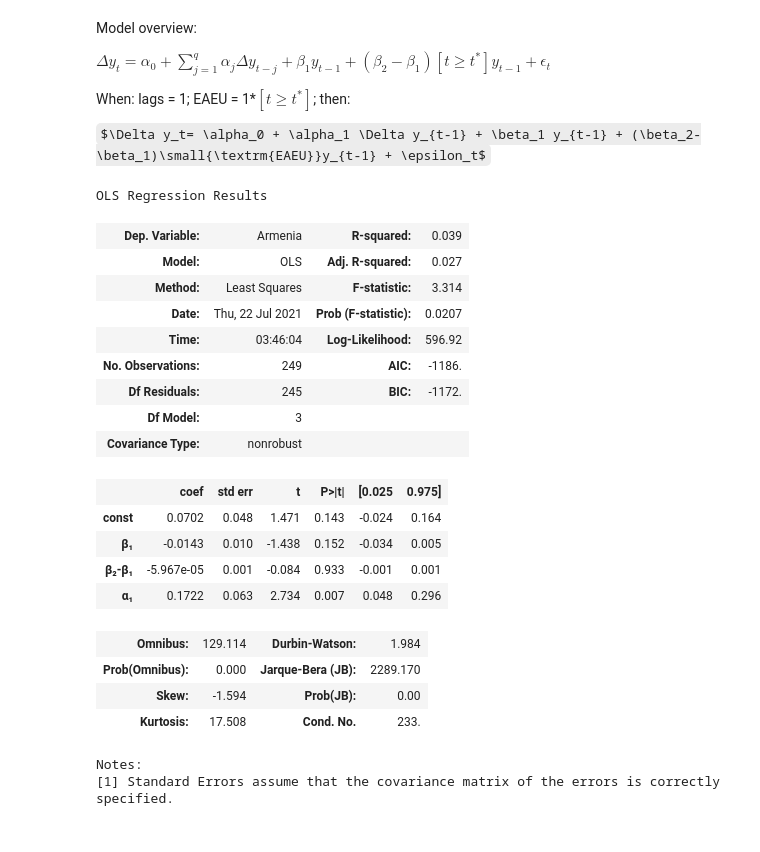
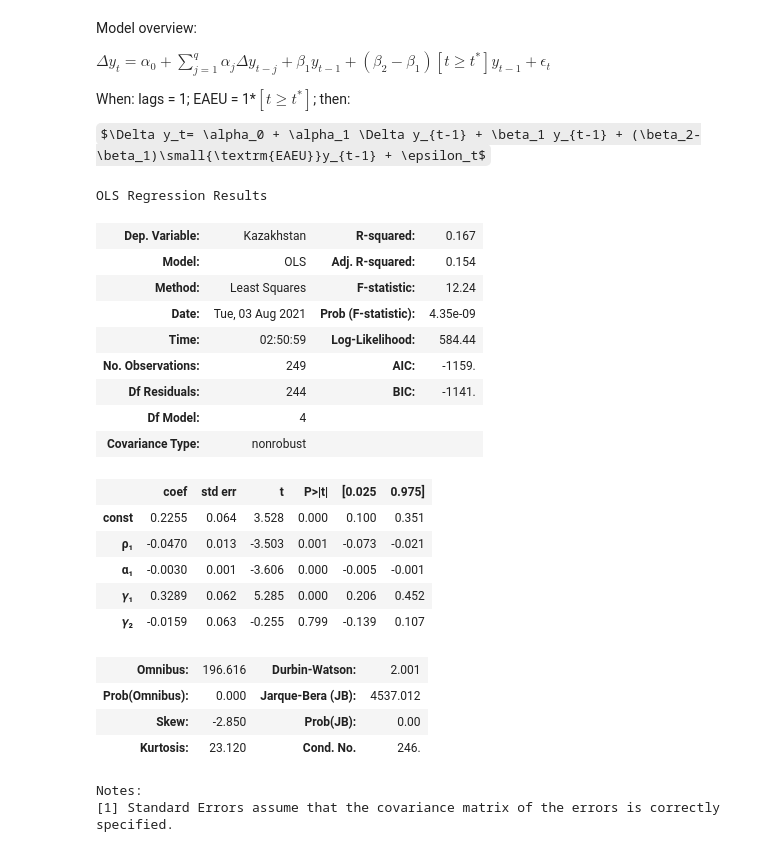
Before and after one commit to vlad-yeghiazaryan/PPP-in-EAEU, a Jupyter notebook: EEU-exogModel.ipynb, the cells around one changed output. Drawn from its saved outputs; the diff is of its cells as text; code cells hidden in the pictures; some formulas as TeX source.

```diff
--- a/EEU-exogModel.ipynb
+++ b/EEU-exogModel.ipynb
@@ -20,7 +70,5 @@ import matplotlib.ticker as ticker
 # %%
-# renormalize REERs at 2000q1 = 100
-data = pd.read_csv('data/dataset.csv', index_col=0, parse_dates=True)
-data = 100*data/data.iloc[0,:]
+data = pd.read_pickle('data/dataset2000.pkl')
 
 # Changing data
 dataLogs = data.apply(np.log, axis=1)
@@ -66,45 +114,49 @@ When: lags = 1; EAEU = 1*$[t\geq t^*]$; then:
 
 $\Delta y_t= \alpha_0 + \alpha_1 \Delta y_{t-1} + \beta_1 y_{t-1} + (\beta_2-\beta_1)\small{\textrm{EAEU}}y_{t-1} + \epsilon_t$
 # %%
-def mainModel(endog, t_star, lags=1):
+def mainModel(endog, t_star, maxlags=1, trend=False):
+    lags = len(ar_select_order(endog, maxlags, old_names=False).ar_lags)
     diff = endog.diff(1)
     d_y = diff[1+lags:]
     EAEU = (endog.index > t_star).astype(int)
-    y_1 = endog.shift(1).rename('β₁')
-    y_1_post = pd.DataFrame(y_1*EAEU).add_prefix('β₂-')
+    y_1 = endog.shift(1).rename('ρ₁')
+    y_1_post = (y_1*EAEU).rename('α₁')
     d_y_lags = pd.DataFrame(lagmat(diff, maxlag=lags), index=diff.index,
-                            columns=[f'α{str(chr(8320+i))}' for i in range(1, lags+1)])
+                            columns=[f'𝛾{str(chr(8320+i))}' for i in range(1, lags+1)])
     X = sm.add_constant(pd.concat([y_1, y_1_post, d_y_lags], axis=1))[1+lags:]
+    if trend:
+        X = add_trend(X, 'ct')
     res = OLS(d_y, exog=X).fit()
     return res
 # %%
 # ADF test with post-EAEU dummy
-log_y = dataLogs['Armenia']
+log_y = dataLogs['Kazakhstan']
 t_star = '2015-01-01'
-lags = 1
+lags = 12
 
 results = mainModel(log_y, t_star, lags)
 results.summary()
 # %% [output]
 OLS Regression Results
-| Dep. Variable: | Armenia | R-squared: | 0.039 |
-| Model: | OLS | Adj. R-squared: | 0.027 |
-| Method: | Least Squares | F-statistic: | 3.314 |
-| Date: | Thu, 22 Jul 2021 | Prob (F-statistic): | 0.0207 |
-| Time: | 03:46:04 | Log-Likelihood: | 596.92 |
-| No. Observations: | 249 | AIC: | -1186. |
-| Df Residuals: | 245 | BIC: | -1172. |
-| Df Model: | 3 |  |  |
+| Dep. Variable: | Kazakhstan | R-squared: | 0.167 |
+| Model: | OLS | Adj. R-squared: | 0.154 |
+| Method: | Least Squares | F-statistic: | 12.24 |
+| Date: | Tue, 03 Aug 2021 | Prob (F-statistic): | 4.35e-09 |
+| Time: | 02:50:59 | Log-Likelihood: | 584.44 |
+| No. Observations: | 249 | AIC: | -1159. |
+| Df Residuals: | 244 | BIC: | -1141. |
+| Df Model: | 4 |  |  |
 | Covariance Type: | nonrobust |  |  |
 |  | coef | std err | t | P>|t| | [0.025 | 0.975] |
-| const | 0.0702 | 0.048 | 1.471 | 0.143 | -0.024 | 0.164 |
-| β₁ | -0.0143 | 0.010 | -1.438 | 0.152 | -0.034 | 0.005 |
-| β₂-β₁ | -5.967e-05 | 0.001 | -0.084 | 0.933 | -0.001 | 0.001 |
-| α₁ | 0.1722 | 0.063 | 2.734 | 0.007 | 0.048 | 0.296 |
+| const | 0.2255 | 0.064 | 3.528 | 0.000 | 0.100 | 0.351 |
+| ρ₁ | -0.0470 | 0.013 | -3.503 | 0.001 | -0.073 | -0.021 |
+| α₁ | -0.0030 | 0.001 | -3.606 | 0.000 | -0.005 | -0.001 |
+| 𝛾₁ | 0.3289 | 0.062 | 5.285 | 0.000 | 0.206 | 0.452 |
+| 𝛾₂ | -0.0159 | 0.063 | -0.255 | 0.799 | -0.139 | 0.107 |
-| Omnibus: | 129.114 | Durbin-Watson: | 1.984 |
-| Prob(Omnibus): | 0.000 | Jarque-Bera (JB): | 2289.170 |
-| Skew: | -1.594 | Prob(JB): | 0.00 |
-| Kurtosis: | 17.508 | Cond. No. | 233. |
+| Omnibus: | 196.616 | Durbin-Watson: | 2.001 |
+| Prob(Omnibus): | 0.000 | Jarque-Bera (JB): | 4537.012 |
+| Skew: | -2.850 | Prob(JB): | 0.00 |
+| Kurtosis: | 23.120 | Cond. No. | 246. |
 Notes:
 [1] Standard Errors assume that the covariance matrix of the errors is correctly specified.
 # %%
```
Also changed, not shown: parts of 9 cells of this notebook, 46 other files.
